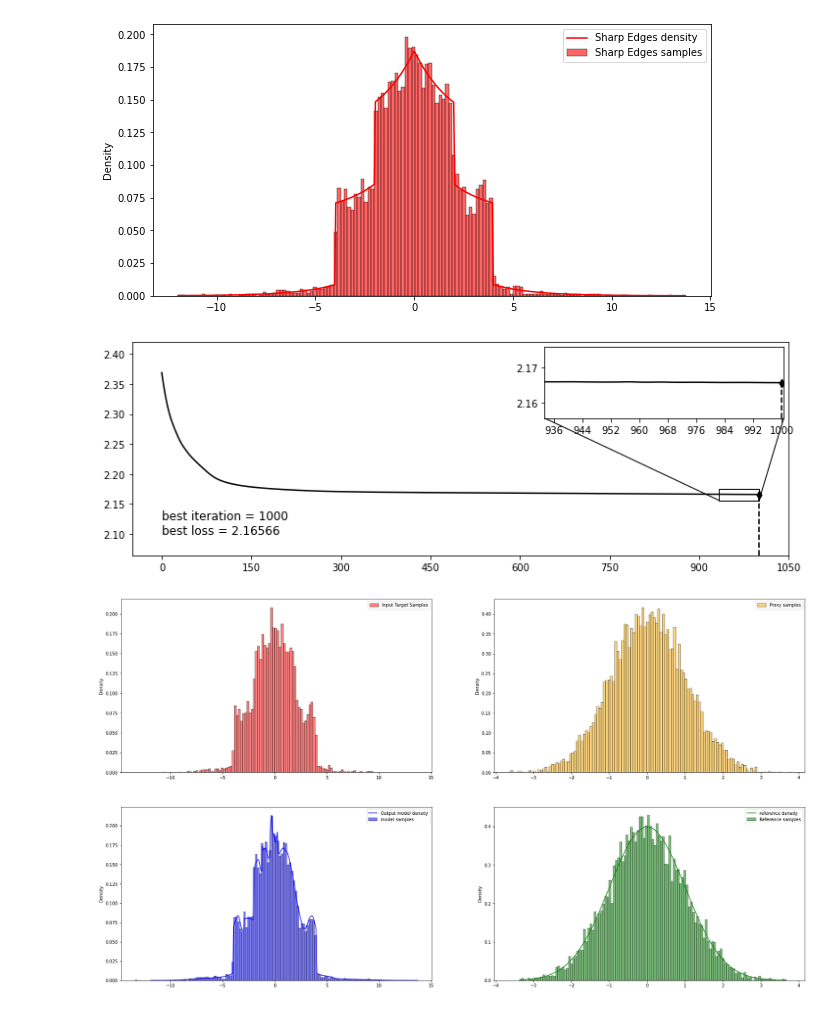
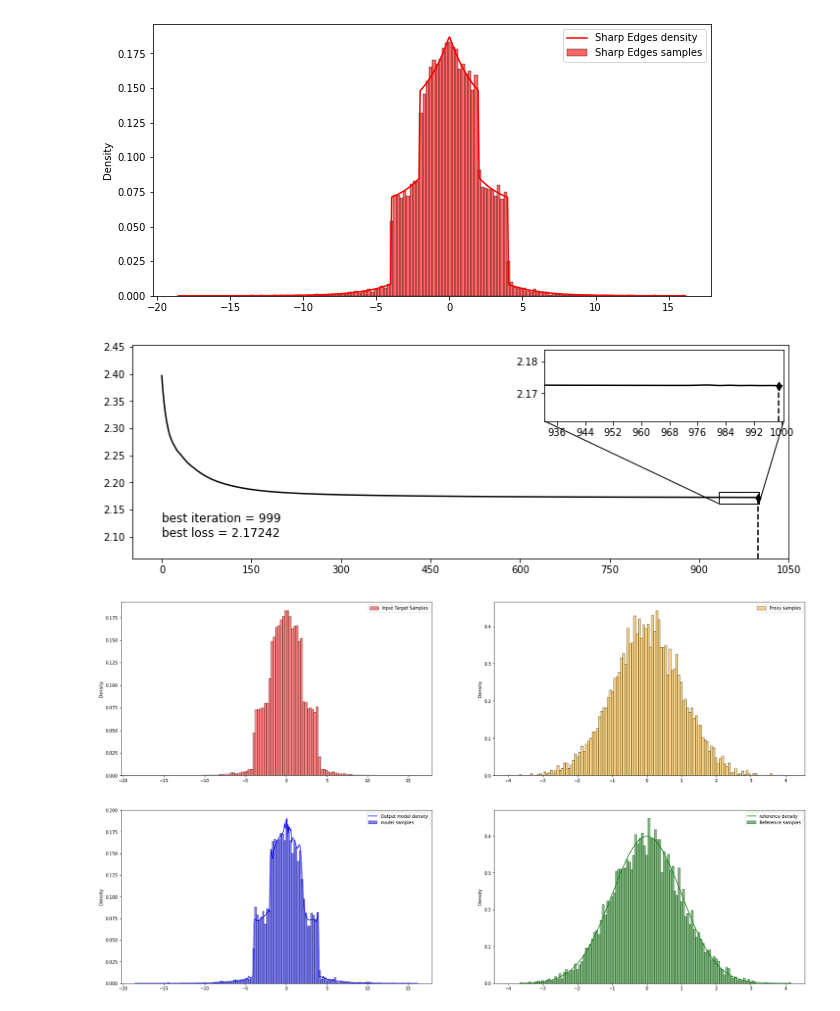
Before and after one commit to ElouanARGOUARCH/Discretely-Indexed-Flows, a Jupyter notebook: experiments/[DONE] DIF_Sharp_Edges.ipynb, the cells around one changed output. Saved outputs shown, nothing was run; the diff lists cells and outputs as text; code cells hidden in the pictures.

```diff
--- a/experiments/[DONE] DIF_Sharp_Edges.ipynb
+++ b/experiments/[DONE] DIF_Sharp_Edges.ipynb
@@ -14,17 +17,17 @@ import matplotlib.pyplot as plt
 # %%
 example = "Sharp Edges"
-num_samples = 10000
+num_samples = 50000
 target = Target(example, num_samples)
 target.target_visual(num_samples = 30000)
 p, target_log_density, target_samples = target.get_target()
 # %% [output]
-[figure, old version]
+[figure, new version]
 # %%
 K=10
-w = SoftmaxWeight(K, p, [4,10,10,4], mode = 'NN')
+w = SoftmaxWeightOver(K, p, [20,20,20], mode = 'NN')
 dif = DIFDensityEstimator(target_samples, K, initial_w= w)
 dif.train(1000,visual = True)
 dif.model_visual(num_samples = 10000)
 # %% [output]
-[figure, old version]
+[figure, new version]
-[figure, old version]
+[figure, new version]
```
Also changed, not shown: parts of 4 cells of this notebook, 6 other files.
